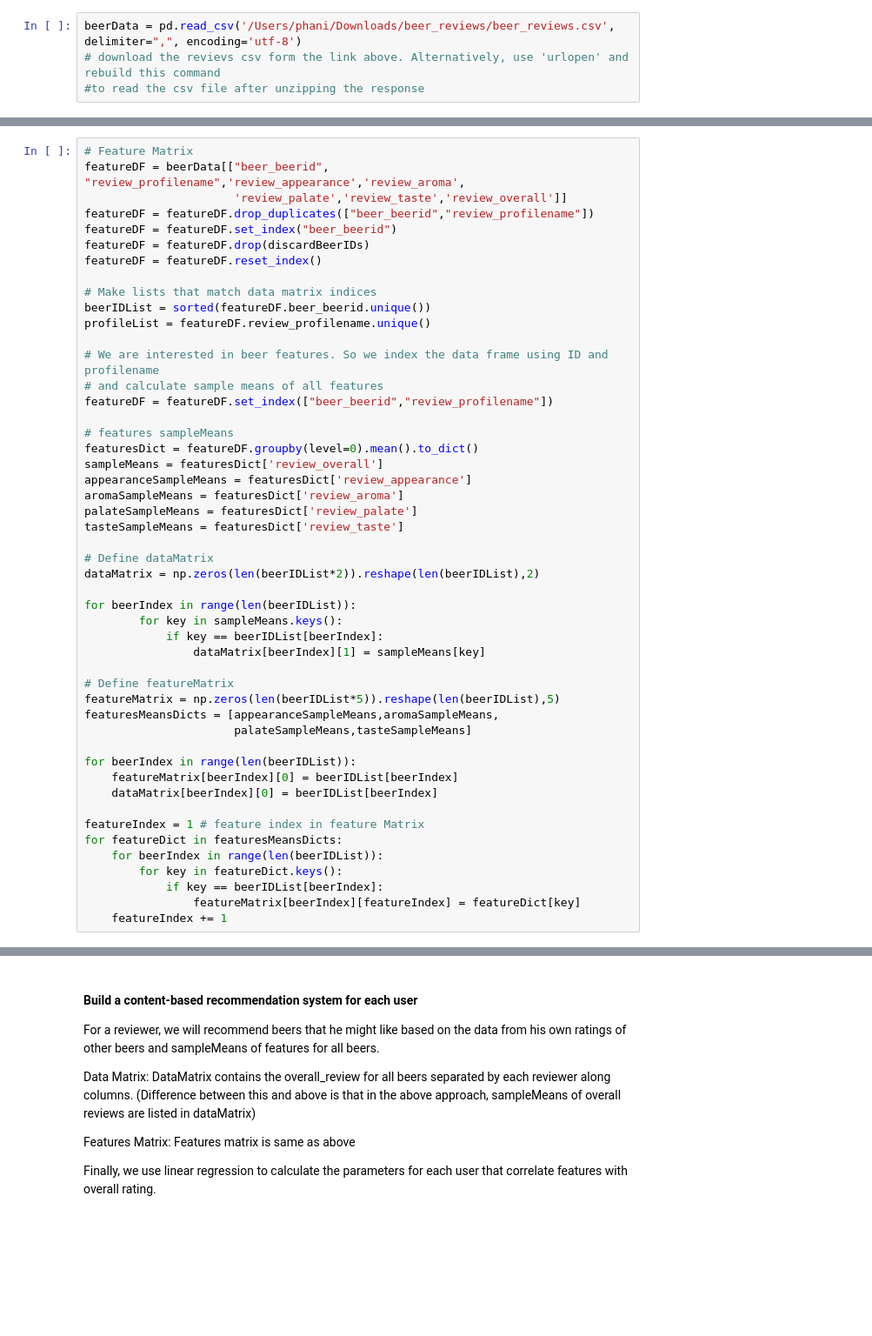
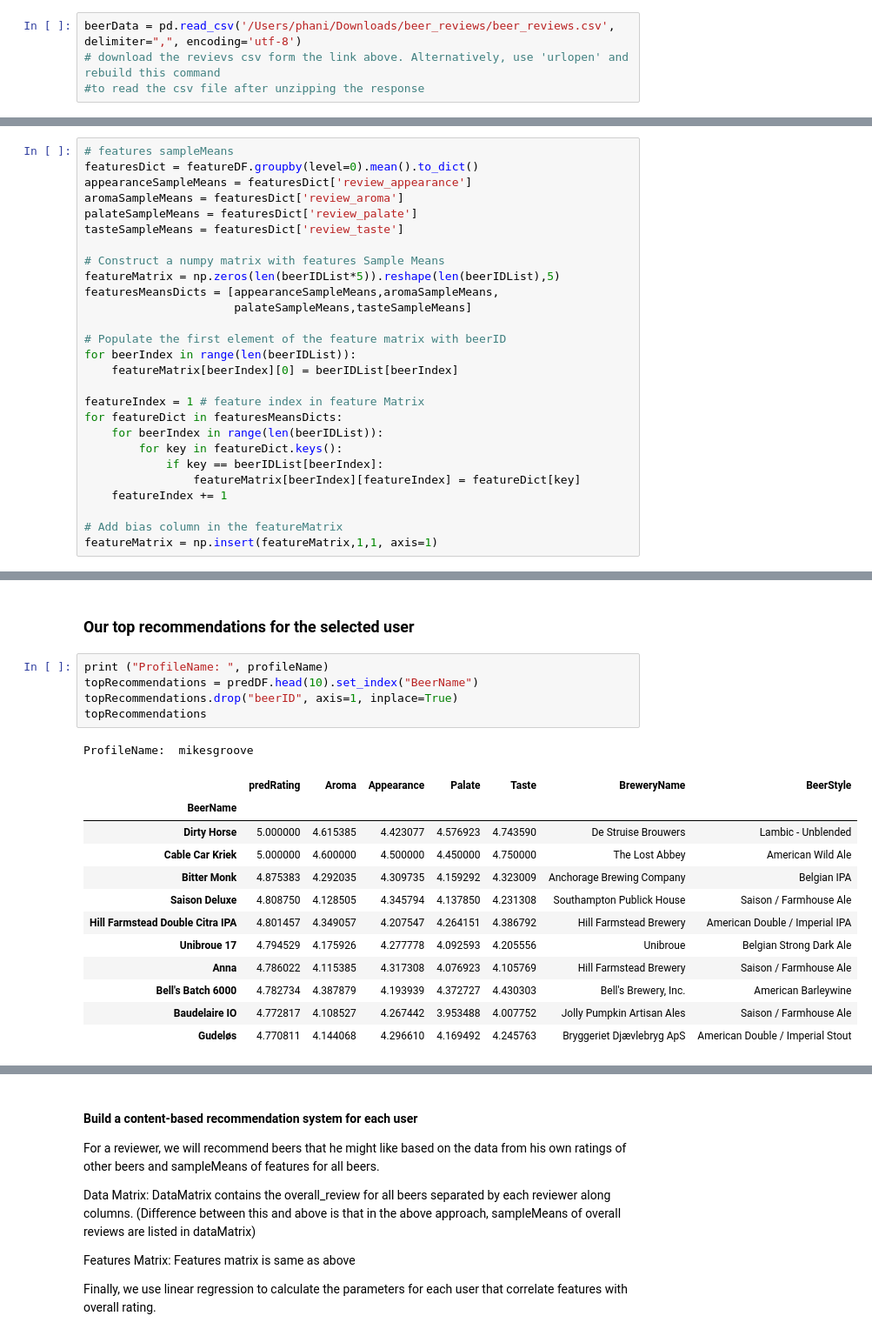
Before and after one commit to PhaniD/beer-recommendation, a Jupyter notebook: notebooks/beer-recommendation-reviews.ipynb, the cells around one changed output, grey strips where cells are left out. Shown at 87% size. Drawn from its saved outputs; the diff is of its cells as text; blank space fills up the shorter version.

Commit message:
Completed code on content based recommendation system

```diff
--- a/notebooks/beer-recommendation-reviews.ipynb
+++ b/notebooks/beer-recommendation-reviews.ipynb
@@ -136,44 +162,19 @@ Finally, we use linear regression to calculate the parameters that correlate fea
 # %%
-# Feature Matrix
-featureDF = beerData[["beer_beerid", "review_profilename",'review_appearance','review_aroma',
-                      'review_palate','review_taste','review_overall']]
-featureDF = featureDF.drop_duplicates(["beer_beerid","review_profilename"])
-featureDF = featureDF.set_index("beer_beerid")
-featureDF = featureDF.drop(discardBeerIDs)
-featureDF = featureDF.reset_index()
-
-# Make lists that match data matrix indices
-beerIDList = sorted(featureDF.beer_beerid.unique())
-profileList = featureDF.review_profilename.unique()
-
-# We are interested in beer features. So we index the data frame using ID and profilename
-# and calculate sample means of all features
-featureDF = featureDF.set_index(["beer_beerid","review_profilename"])
-
 # features sampleMeans
 featuresDict = featureDF.groupby(level=0).mean().to_dict()
-sampleMeans = featuresDict['review_overall']
 appearanceSampleMeans = featuresDict['review_appearance']
 aromaSampleMeans = featuresDict['review_aroma']
 palateSampleMeans = featuresDict['review_palate']
 tasteSampleMeans = featuresDict['review_taste']
 
-# Define dataMatrix
-dataMatrix = np.zeros(len(beerIDList*2)).reshape(len(beerIDList),2)
-
-for beerIndex in range(len(beerIDList)):
-        for key in sampleMeans.keys():
-            if key == beerIDList[beerIndex]:
-                dataMatrix[beerIndex][1] = sampleMeans[key]
-
-# Define featureMatrix
+# Construct a numpy matrix with features Sample Means
 featureMatrix = np.zeros(len(beerIDList*5)).reshape(len(beerIDList),5)
 featuresMeansDicts = [appearanceSampleMeans,aromaSampleMeans,
                       palateSampleMeans,tasteSampleMeans]
 
+# Populate the first element of the feature matrix with beerID
 for beerIndex in range(len(beerIDList)):
     featureMatrix[beerIndex][0] = beerIDList[beerIndex]
-    dataMatrix[beerIndex][0] = beerIDList[beerIndex]
 
 featureIndex = 1 # feature index in feature Matrix
 for featureDict in featuresMeansDicts:
@@ -182,3 +183,6 @@ for featureDict in featuresMeansDicts:
             if key == beerIDList[beerIndex]:
                 featureMatrix[beerIndex][featureIndex] = featureDict[key]
     featureIndex += 1
+
+# Add bias column in the featureMatrix
+featureMatrix = np.insert(featureMatrix,1,1, axis=1)
@@ -185,3 +329,24 @@ for featureDict in featuresMeansDicts:
+# %% [markdown]
+### Our top recommendations for the selected user
+# %%
+print ("ProfileName: ", profileName)
+topRecommendations = predDF.head(10).set_index("BeerName")
+topRecommendations.drop("beerID", axis=1, inplace=True)
+topRecommendations
+# %% [output]
+ProfileName:  mikesgroove
+|  | predRating | Aroma | Appearance | Palate | Taste | BreweryName | BeerStyle |
+| BeerName |  |  |  |  |  |  |  |
+| Dirty Horse | 5.000000 | 4.615385 | 4.423077 | 4.576923 | 4.743590 | De Struise Brouwers | Lambic - Unblended |
+| Cable Car Kriek | 5.000000 | 4.600000 | 4.500000 | 4.450000 | 4.750000 | The Lost Abbey | American Wild Ale |
+| Bitter Monk | 4.875383 | 4.292035 | 4.309735 | 4.159292 | 4.323009 | Anchorage Brewing Company | Belgian IPA |
+| Saison Deluxe | 4.808750 | 4.128505 | 4.345794 | 4.137850 | 4.231308 | Southampton Publick House | Saison / Farmhouse Ale |
+| Hill Farmstead Double Citra IPA | 4.801457 | 4.349057 | 4.207547 | 4.264151 | 4.386792 | Hill Farmstead Brewery | American Double / Imperial IPA |
+| Unibroue 17 | 4.794529 | 4.175926 | 4.277778 | 4.092593 | 4.205556 | Unibroue | Belgian Strong Dark Ale |
+| Anna | 4.786022 | 4.115385 | 4.317308 | 4.076923 | 4.105769 | Hill Farmstead Brewery | Saison / Farmhouse Ale |
+| Bell's Batch 6000 | 4.782734 | 4.387879 | 4.193939 | 4.372727 | 4.430303 | Bell's Brewery, Inc. | American Barleywine |
+| Baudelaire IO | 4.772817 | 4.108527 | 4.267442 | 3.953488 | 4.007752 | Jolly Pumpkin Artisan Ales | Saison / Farmhouse Ale |
+| Gudeløs | 4.770811 | 4.144068 | 4.296610 | 4.169492 | 4.245763 | Bryggeriet Djævlebryg ApS | American Double / Imperial Stout |
 # %%
 print ("Number of Samples: " , featureMatrix.shape[0])
 print ("Number of Features: ", featureMatrix.shape[1])
```
Also changed, not shown: parts of 20 cells of this notebook.
